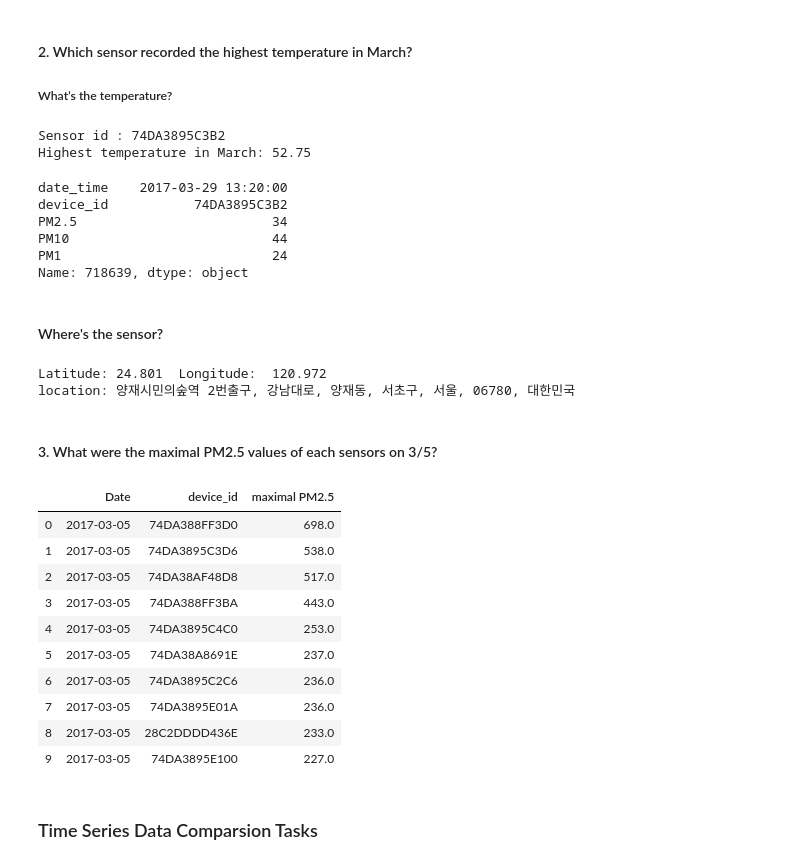
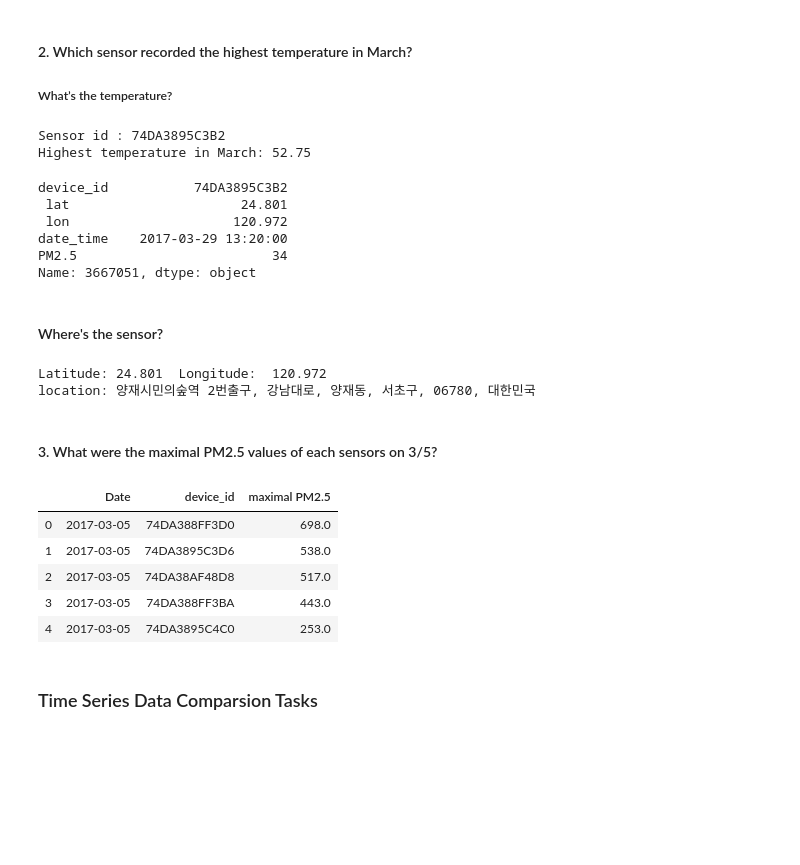
Before and after one commit to Silence1995/Data-Mining-and-Machine-Learning, a Jupyter notebook: Homework_0.ipynb, the cells around one changed output. Drawn from its saved outputs; the diff is of its cells as text; code cells hidden in the pictures; blank space fills up the shorter version.

```diff
--- a/Homework_0.ipynb
+++ b/Homework_0.ipynb
@@ -280,6 +276,4 @@ df7.to_csv('201703_Taiwan_preprocessed.csv')
 # %%
-df1 = pd.read_csv('201703_Taiwan_preprocess.csv', index_col=[0])
-df1['Hour'] = pd.to_datetime(df1['date_time']).dt.time
-df1['Date'] = pd.to_datetime(df1['date_time']).dt.date
+df1 = pd.read_csv('201703_Taiwan_preprocessed.csv', index_col=[0])
 df1.head()
 # %% [output]
@@ -335,12 +347,12 @@ df.head()
 # %% [output]
 Sensor id : 74DA3895C3B2
 Highest temperature in March: 52.75
+device_id           74DA3895C3B2
+ lat                      24.801
+ lon                     120.972
 date_time    2017-03-29 13:20:00
-device_id           74DA3895C3B2
 PM2.5                         34
-PM10                          44
-PM1                           24
-Name: 718639, dtype: object
+Name: 3667051, dtype: object
 # %% [markdown]
 #### Where's the sensor?
 # %%
@@ -352,32 +364,27 @@ print('Latitude:',lat,' Longitude: ',lon)
 print('location:',location.address)
 # %% [output]
 Latitude: 24.801  Longitude:  120.972
-location: 양재시민의숲역 2번출구, 강남대로, 양재동, 서초구, 서울, 06780, 대한민국
+location: 양재시민의숲역 2번출구, 강남대로, 양재동, 서초구, 06780, 대한민국
 # %% [markdown]
 #### 3. What were the maximal PM2.5 values of each sensors on 3/5?
 # %%
 tmp1 = df1[['Date','device_id','PM2.5']]
 tmp2 =  tmp1.loc[ tmp1.Date.astype(str)=='2017-03-05']
 
 
 Ans = tmp2.loc[tmp2.groupby('device_id')['PM2.5'].idxmax()]
 Ans.rename(columns={'PM2.5': 'maximal PM2.5'}, inplace=True)
 Ans.sort_values(by=['maximal PM2.5','device_id'], ascending=[False,True], inplace=True)
 Ans.index = range(len(Ans.index))
 
-Ans.head(10)
+Ans.head()
 # %% [output]
 |  | Date | device_id | maximal PM2.5 |
 | 0 | 2017-03-05 | 74DA388FF3D0 | 698.0 |
 | 1 | 2017-03-05 | 74DA3895C3D6 | 538.0 |
 | 2 | 2017-03-05 | 74DA38AF48D8 | 517.0 |
 | 3 | 2017-03-05 | 74DA388FF3BA | 443.0 |
 | 4 | 2017-03-05 | 74DA3895C4C0 | 253.0 |
-| 5 | 2017-03-05 | 74DA38A8691E | 237.0 |
-| 6 | 2017-03-05 | 74DA3895C2C6 | 236.0 |
-| 7 | 2017-03-05 | 74DA3895E01A | 236.0 |
-| 8 | 2017-03-05 | 28C2DDDD436E | 233.0 |
-| 9 | 2017-03-05 | 74DA3895E100 | 227.0 |
 # %% [markdown]
 ### Time Series Data Comparsion Tasks
 # %% [markdown]
```
Also changed, not shown: parts of 10 cells of this notebook, 3 other files.
